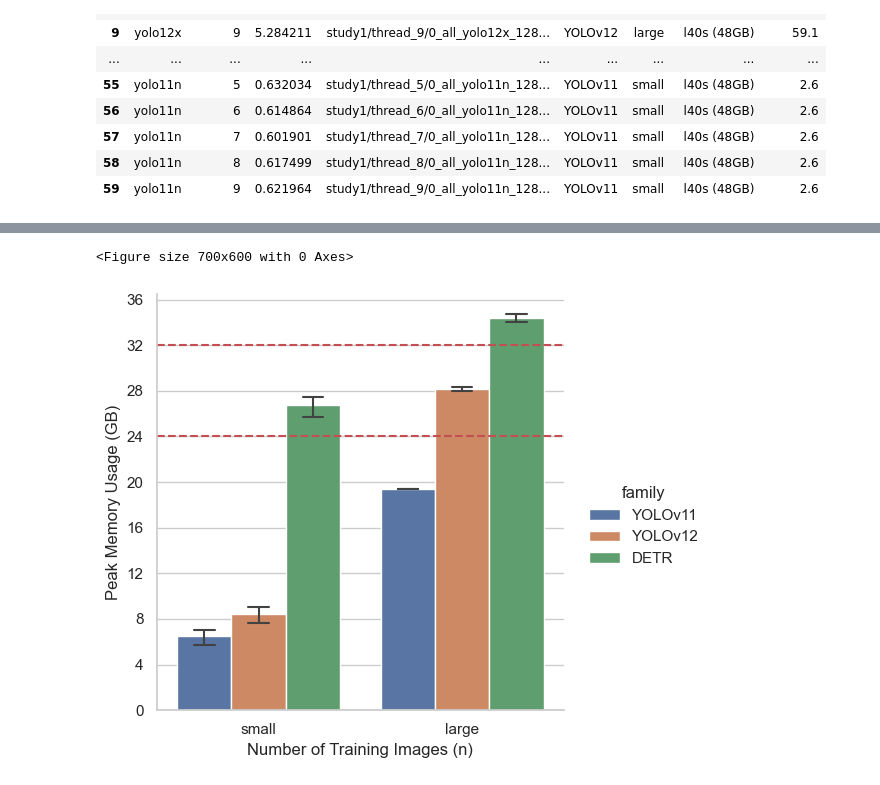
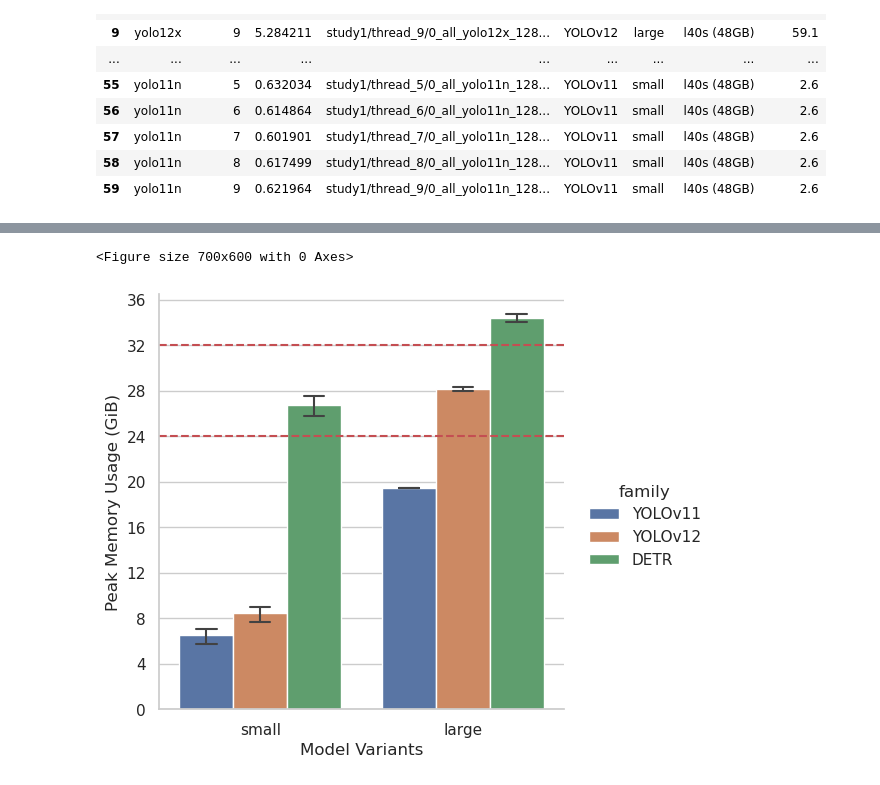
Before and after one commit to Niche-Lab/COLO, a Jupyter notebook: evaluate.ipynb, the cells around one changed output, grey strips where cells are left out. Drawn from its saved outputs; the diff is of its cells as text; code cells hidden in the pictures.

```diff
--- a/evaluate.ipynb
+++ b/evaluate.ipynb
@@ -75,12 +59,0 @@ df_infer
-# %%
-sns.set(style="whitegrid")
-
-g = sns.lineplot(data=df_infer, x="params", y="fps",
-             hue="family", style="gpu",
-             hue_order=["YOLOv11", "YOLOv12", "DETR"],
-             markers=True, markersize=8,)
-g.set(
-    yscale="log",
-    yticks=[2**i for i in range(5, 12)],
-    yticklabels=[2**i for i in range(5, 12)],
-    ylabel="Frames per Seconds (log)")
@@ -405,28 +366,28 @@ df_ram
 # %%
 sns.set(style="whitegrid")
 plt.figure(figsize=(7, 6))
 
 df_ram["size"] = df_ram["size"].astype("category")
 df_ram["size"] = df_ram["size"].cat.reorder_categories(["small", "large"])
 g = sns.catplot(
     data=df_ram.query("n == 500"), x="size", y="mem",
     kind="bar",
     hue="family",
     hue_order=["YOLOv11", "YOLOv12", "DETR"],
     capsize=.3, err_kws={"linewidth": 1.5},
             )
 # draw red line on 24 and 32
 g.map(plt.axhline, y=24, color="r", linestyle="--")
 g.map(plt.axhline, y=32, color="r", linestyle="--")
 
 g.set(
     yticks=[4*i for i in range(10)],
     yticklabels=[4*i for i in range(10)],
-    ylabel="Peak Memory Usage (GB)",
-    xlabel="Number of Training Images (n)",
+    ylabel="Peak Memory Usage (GiB)",
+    xlabel="Model Variants",
 )
 
-plt.savefig(PATHS["DIR_SRC"]/"ms"/"r1"/"src"/"fig_ram.png", dpi=300)
+plt.savefig(PATHS["DIR_SRC"]/"ms"/"r1"/"src"/"fig_ram_train.png", dpi=300)
 # %% [output]
 <Figure size 700x600 with 0 Axes>
-[figure, old version]
+[figure, new version]
```
Also changed, not shown: parts of 7 cells of this notebook, 2 other files.
